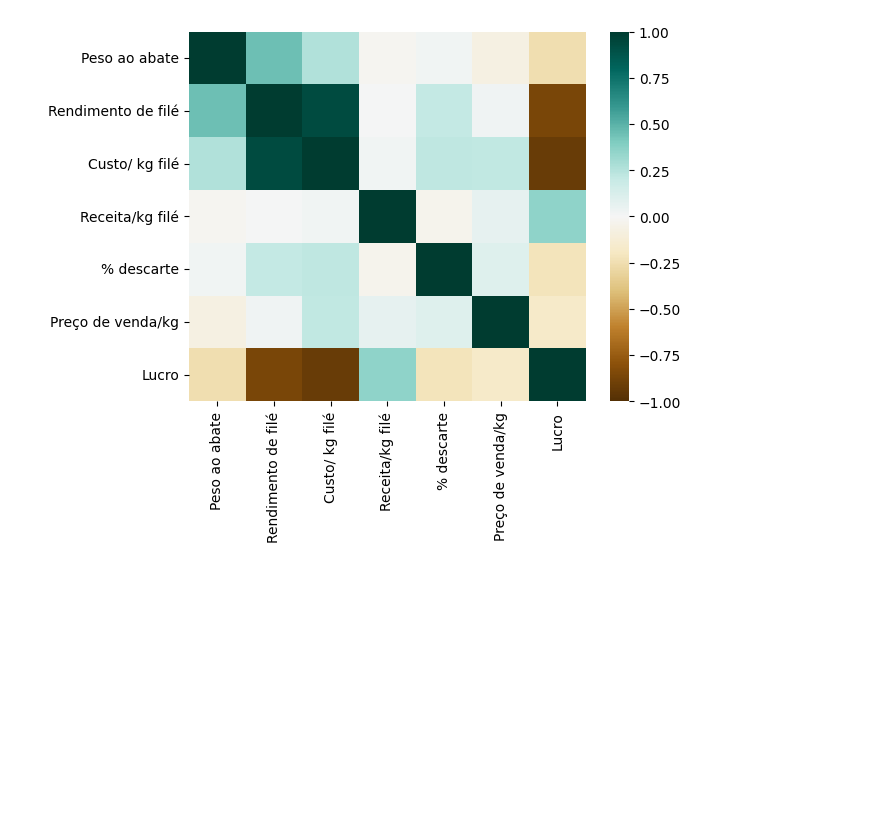
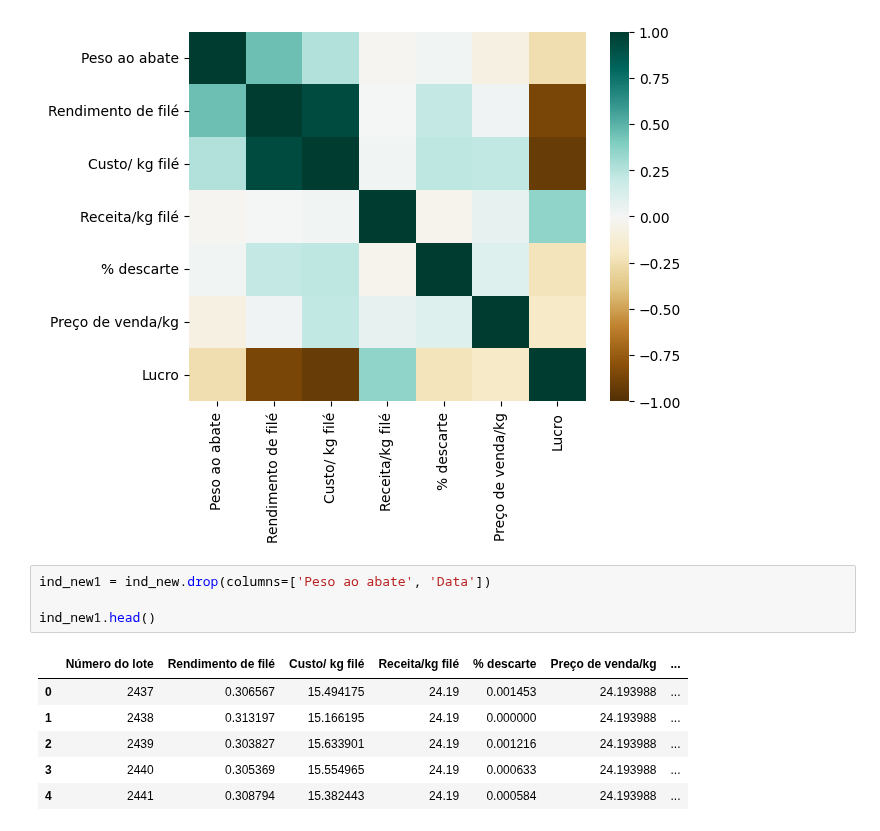
Before and after one commit to crisGriebler/IRD, a Jupyter notebook: FISHTRADER/data_BZF.ipynb, the cells around one changed output. Drawn from its saved outputs; the diff is of its cells as text; blank space fills up the shorter version.

```diff
--- a/FISHTRADER/data_BZF.ipynb
+++ b/FISHTRADER/data_BZF.ipynb
@@ -199,4 +199,15 @@ sns.heatmap(ind_new.corr(),
 # %% [output]
 <Axes: >
 [figure]
+# %%
+ind_new1 = ind_new.drop(columns=['Peso ao abate', 'Data'])
+
+ind_new1.head()
+# %% [output]
+|  | Número do lote | Rendimento de filé | Custo/ kg filé | Receita/kg filé | % descarte | Preço de venda/kg | ... |
+| 0 | 2437 | 0.306567 | 15.494175 | 24.19 | 0.001453 | 24.193988 | ... |
+| 1 | 2438 | 0.313197 | 15.166195 | 24.19 | 0.000000 | 24.193988 | ... |
+| 2 | 2439 | 0.303827 | 15.633901 | 24.19 | 0.001216 | 24.193988 | ... |
+| 3 | 2440 | 0.305369 | 15.554965 | 24.19 | 0.000633 | 24.193988 | ... |
+| 4 | 2441 | 0.308794 | 15.382443 | 24.19 | 0.000584 | 24.193988 | ... |
 # %%
```
Also changed, not shown: parts of 1 cell of this notebook, 4 other files.
